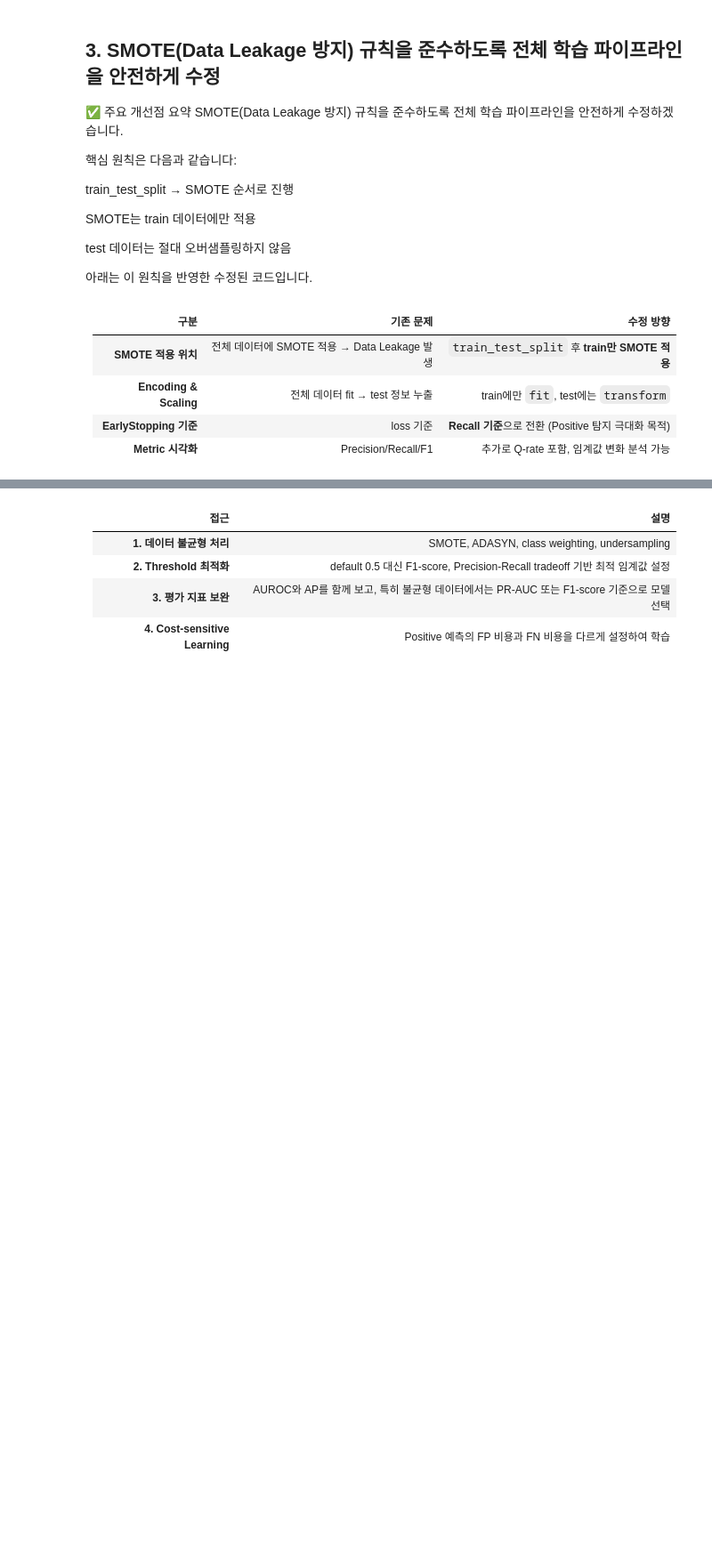
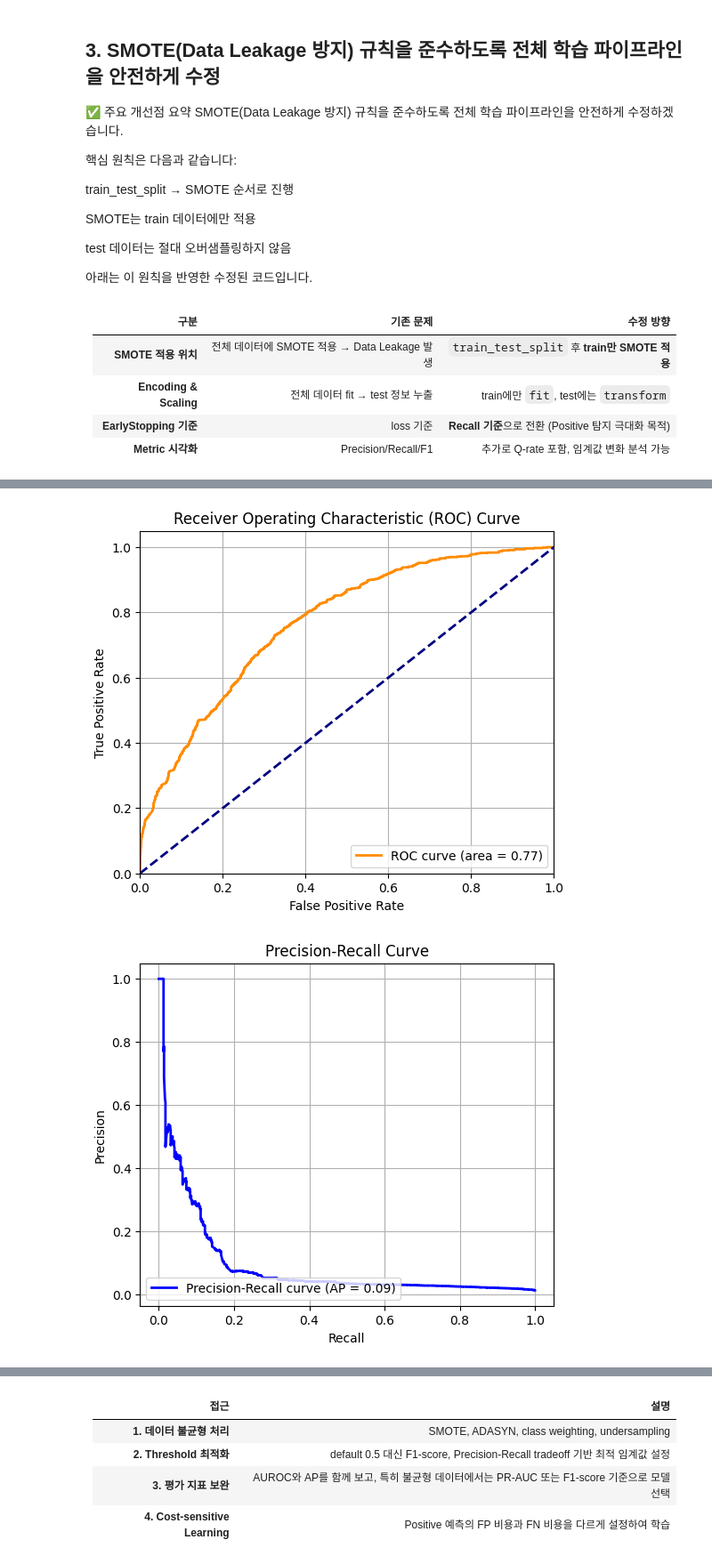
Before and after one commit to ancestor9/Affalatoxin-Analysis, a Jupyter notebook: DL_prediction/20251015_DL_50.ipynb, the cells around one changed output, grey strips where cells are left out. Shown at 89% size. Cells and saved outputs as stored; diff of their text form; code cells hidden in the pictures; blank space fills up the shorter version.

```diff
--- a/DL_prediction/20251015_DL_50.ipynb
+++ b/DL_prediction/20251015_DL_50.ipynb
@@ -621,0 +614,50 @@ ROC-AUC: 0.7759150991392321
+# %%
+from sklearn.metrics import roc_curve, auc, precision_recall_curve, average_precision_score
+import matplotlib.pyplot as plt
+
+# 모델 예측 (y_prob 계산)
+# train_and_evaluate 함수에서 반환된 model 객체를 사용해야 합니다.
+# 현재 코드에서는 model 객체를 직접 사용할 수 없으므로,
+# 이전 셀의 train_and_evaluate 함수 내부에서 예측을 수행하거나,
+# model 객체를 전역 변수로 선언하거나 반환하도록 수정해야 합니다.
+# 여기서는 임시로 이전 셀에서 사용된 model 객체를 가져온다고 가정하고 코드를 작성합니다.
+
+# 모델 예측 (이전 셀에서 model 객체가 정의되었다고 가정)
+# 만약 model 객체가 정의되지 않았다면, 이전 셀을 다시 실행하거나
+# model 객체를 반환하도록 train_and_evaluate 함수를 수정해야 합니다.
+try:
+    y_prob = model.predict({'ts_input': X_ts_val, 'tab_input': X_tab_val}).ravel()
+
+    # AUROC Curve
+    fpr, tpr, _ = roc_curve(y_val, y_prob)
+    roc_auc = auc(fpr, tpr)
+
+    plt.figure(figsize=(6, 5))
+    plt.plot(fpr, tpr, color='darkorange', lw=2, label='ROC curve (area = %0.2f)' % roc_auc)
+    plt.plot([0, 1], [0, 1], color='navy', lw=2, linestyle='--')
+    plt.xlim([0.0, 1.0])
+    plt.ylim([0.0, 1.05])
+    plt.xlabel('False Positive Rate')
+    plt.ylabel('True Positive Rate')
+    plt.title('Receiver Operating Characteristic (ROC) Curve')
+    plt.legend(loc="lower right")
+    plt.grid(True)
+    plt.show()
+
+    # PR Curve
+    precision, recall, _ = precision_recall_curve(y_val, y_prob)
+    average_precision = average_precision_score(y_val, y_prob)
+
+
+    plt.figure(figsize=(6, 5))
+    plt.plot(recall, precision, color='blue', lw=2, label='Precision-Recall curve (AP = %0.2f)' % average_precision)
+    plt.xlabel('Recall')
+    plt.ylabel('Precision')
+    plt.title('Precision-Recall Curve')
+    plt.legend(loc="lower left")
+    plt.grid(True)
+    plt.show()
+
+except NameError:
+    print("오류: 'model' 또는 'X_ts_val', 'X_tab_val', 'y_val' 변수가 정의되지 않았습니다. 이전 셀을 실행하여 변수를 정의해주세요.")
+# %% [output]
@@ -621,0 +665,2 @@ ROC-AUC: 0.7759150991392321
+[figure, added]
+[figure, added]
```
Also changed, not shown: parts of 20 cells of this notebook.
